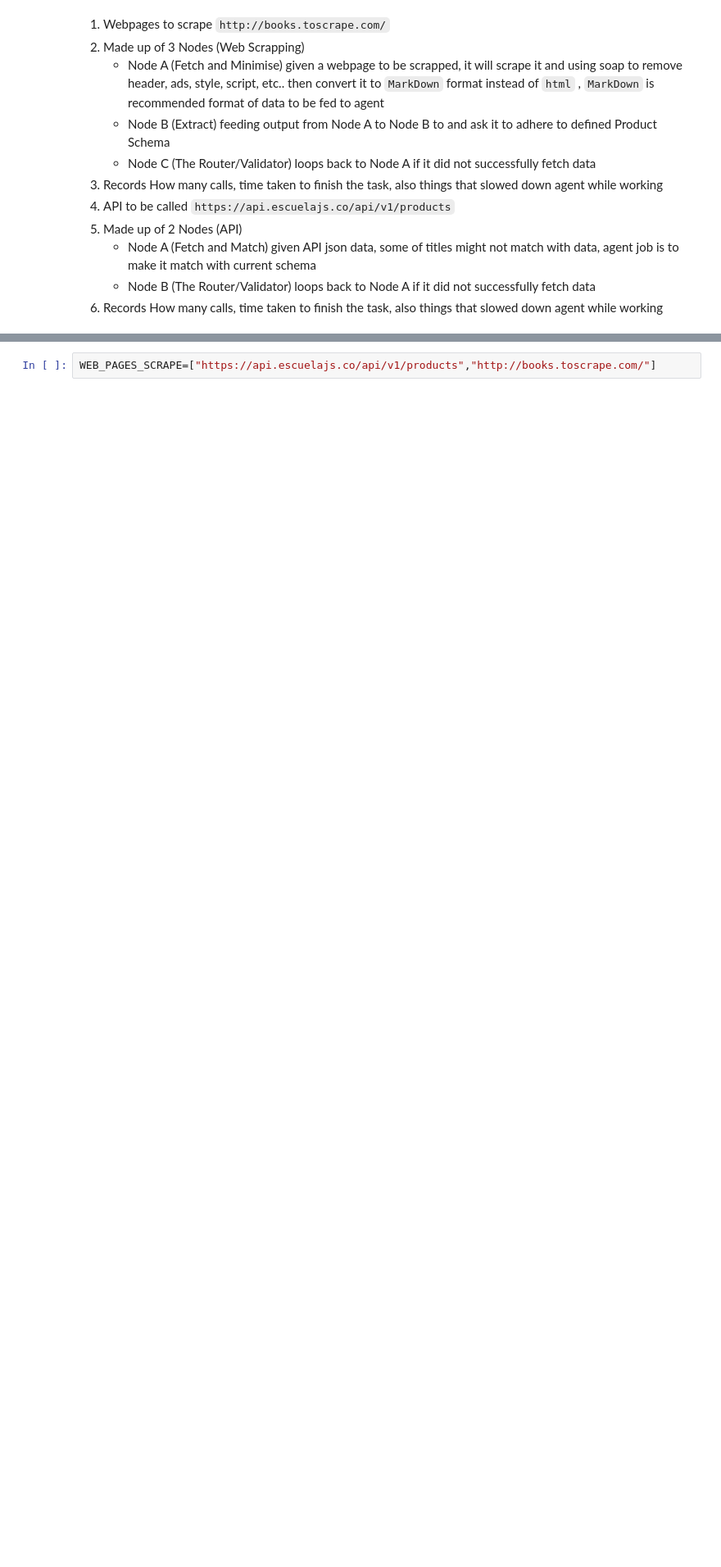
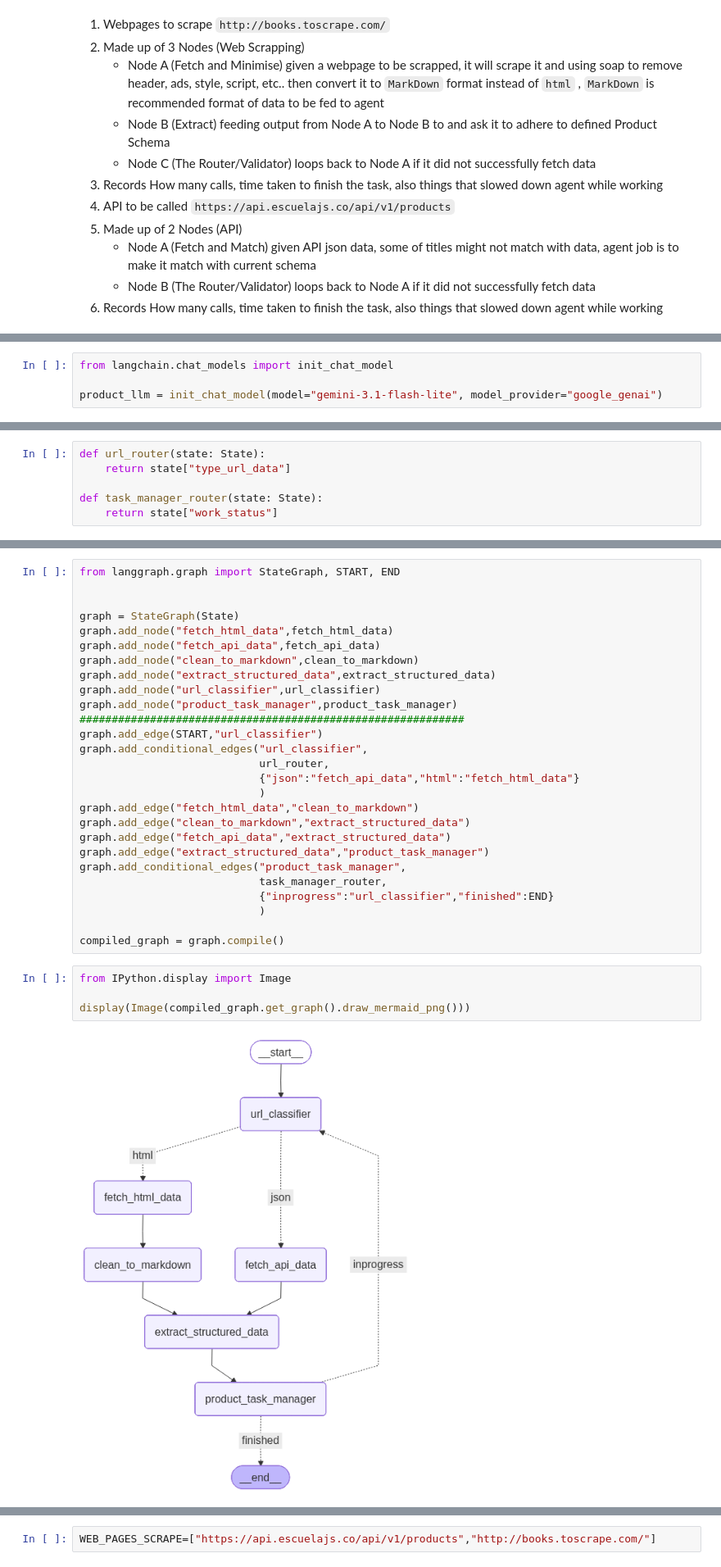
Before and after one commit to yahiaabdelhady2023/cross-border-e-commerce-agent-swarm, a Jupyter notebook: agentic_framework.ipynb, the cells around one changed output, grey strips where cells are left out. Shown at 82% size. Drawn from its saved outputs; the diff is of its cells as text; blank space fills up the shorter version.

```diff
--- a/agentic_framework.ipynb
+++ b/agentic_framework.ipynb
@@ -40,0 +82,4 @@
+# %%
+from langchain.chat_models import init_chat_model
+
+product_llm = init_chat_model(model="gemini-3.1-flash-lite", model_provider="google_genai")
@@ -40,0 +141,6 @@
+# %%
+def url_router(state: State):
+    return state["type_url_data"]
+
+def task_manager_router(state: State):
+    return state["work_status"]
@@ -40,0 +204,33 @@
+# %%
+from langgraph.graph import StateGraph, START, END
+
+
+graph = StateGraph(State)
+graph.add_node("fetch_html_data",fetch_html_data)
+graph.add_node("fetch_api_data",fetch_api_data)
+graph.add_node("clean_to_markdown",clean_to_markdown)
+graph.add_node("extract_structured_data",extract_structured_data)
+graph.add_node("url_classifier",url_classifier)
+graph.add_node("product_task_manager",product_task_manager)
+############################################################
+graph.add_edge(START,"url_classifier")
+graph.add_conditional_edges("url_classifier",
+                            url_router,
+                            {"json":"fetch_api_data","html":"fetch_html_data"}
+                            )
+graph.add_edge("fetch_html_data","clean_to_markdown")
+graph.add_edge("clean_to_markdown","extract_structured_data")
+graph.add_edge("fetch_api_data","extract_structured_data")
+graph.add_edge("extract_structured_data","product_task_manager")
+graph.add_conditional_edges("product_task_manager",
+                            task_manager_router,
+                            {"inprogress":"url_classifier","finished":END}
+                            )
+
+compiled_graph = graph.compile()
+# %%
+from IPython.display import Image
+
+display(Image(compiled_graph.get_graph().draw_mermaid_png()))
+# %% [output]
+[figure, added]
```
Also changed, not shown: parts of 12 cells of this notebook.
